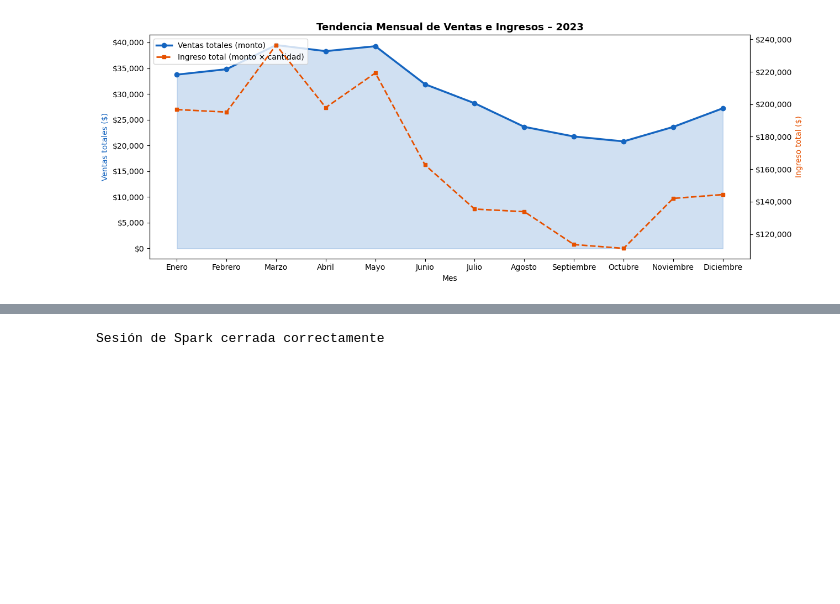
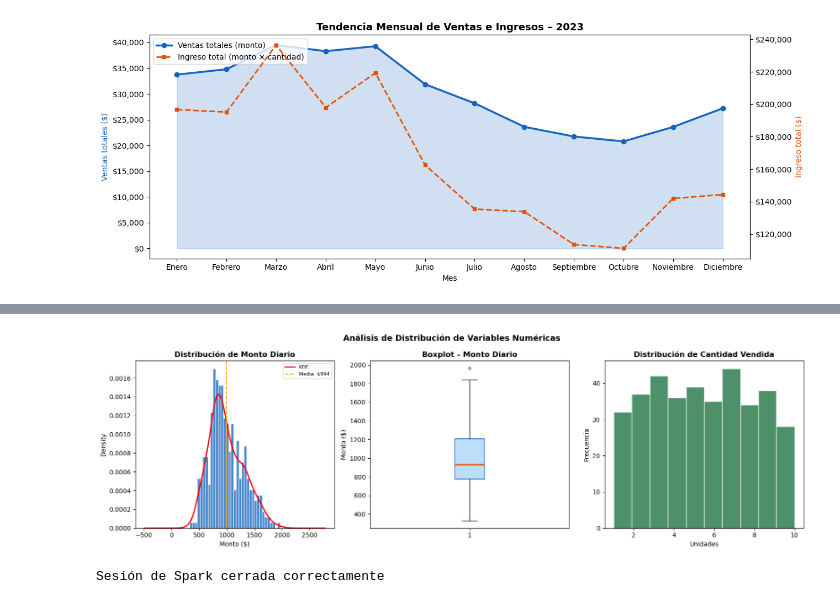
Before and after one commit to nicole-font-laz/big_data_mining_16_01_2026_T2, a Jupyter notebook: notebooks/task_2.ipynb, the cells around one changed output, grey strips where cells are left out. Cells and saved outputs as stored; diff of their text form; code cells hidden in the pictures; blank space fills up the shorter version.

```diff
--- a/notebooks/task_2.ipynb
+++ b/notebooks/task_2.ipynb
@@ -220,3 +302,43 @@ plt.show()
+# %%
+#GRÁFICAS DE DISTRIBUCIÓN
+
+montos = df.select("monto", "cantidad", "ingreso_total").toPandas()
+
+#Gráfico de histograma, boxplot y barras de distribución
+fig, axes = plt.subplots(1, 3, figsize=(16, 5))
+
+#Histograma KDE
+axes[0].hist(montos["monto"], bins=35, color="#1565c0",
+             edgecolor="white", alpha=0.8, density=True)
+montos["monto"].plot.kde(ax=axes[0], color="red",
+                          linewidth=2, label="KDE")
+axes[0].axvline(montos["monto"].mean(), color="orange",
+                linestyle="--", label=f'Media: ${montos["monto"].mean():,.0f}') #Agrega línea de promedio
+axes[0].set_title("Distribución de Monto Diario", fontweight="bold")
+axes[0].set_xlabel("Monto ($)")
+axes[0].legend(fontsize=8)
+
+# Boxplot de monto
+axes[1].boxplot(montos["monto"].dropna(), patch_artist=True,
+                boxprops=dict(facecolor="#bbdefb", color="#1565c0"),
+                medianprops=dict(color="#e65100", linewidth=2.5),
+                flierprops=dict(marker="o", markersize=4,
+                                markerfacecolor="#e65100", alpha=0.5))
+axes[1].set_title("Boxplot – Monto Diario", fontweight="bold")
+axes[1].set_ylabel("Monto ($)")
+
+# Distribución de cantidad
+axes[2].hist(montos["cantidad"], bins=10,
+             color="#2e7d4f", edgecolor="white", alpha=0.85)
+axes[2].set_title("Distribución de Cantidad Vendida", fontweight="bold")
+axes[2].set_xlabel("Unidades")
+axes[2].set_ylabel("Frecuencia")
+
+plt.suptitle("Análisis de Distribución de Variables Numéricas",fontsize=13, fontweight="bold")
+plt.tight_layout()
+plt.show()
+# %% [output]
+[figure, added]
 # %%
 spark.stop()
 print("Sesión de Spark cerrada correctamente")
```
Also changed, not shown: parts of 2 cells of this notebook.
